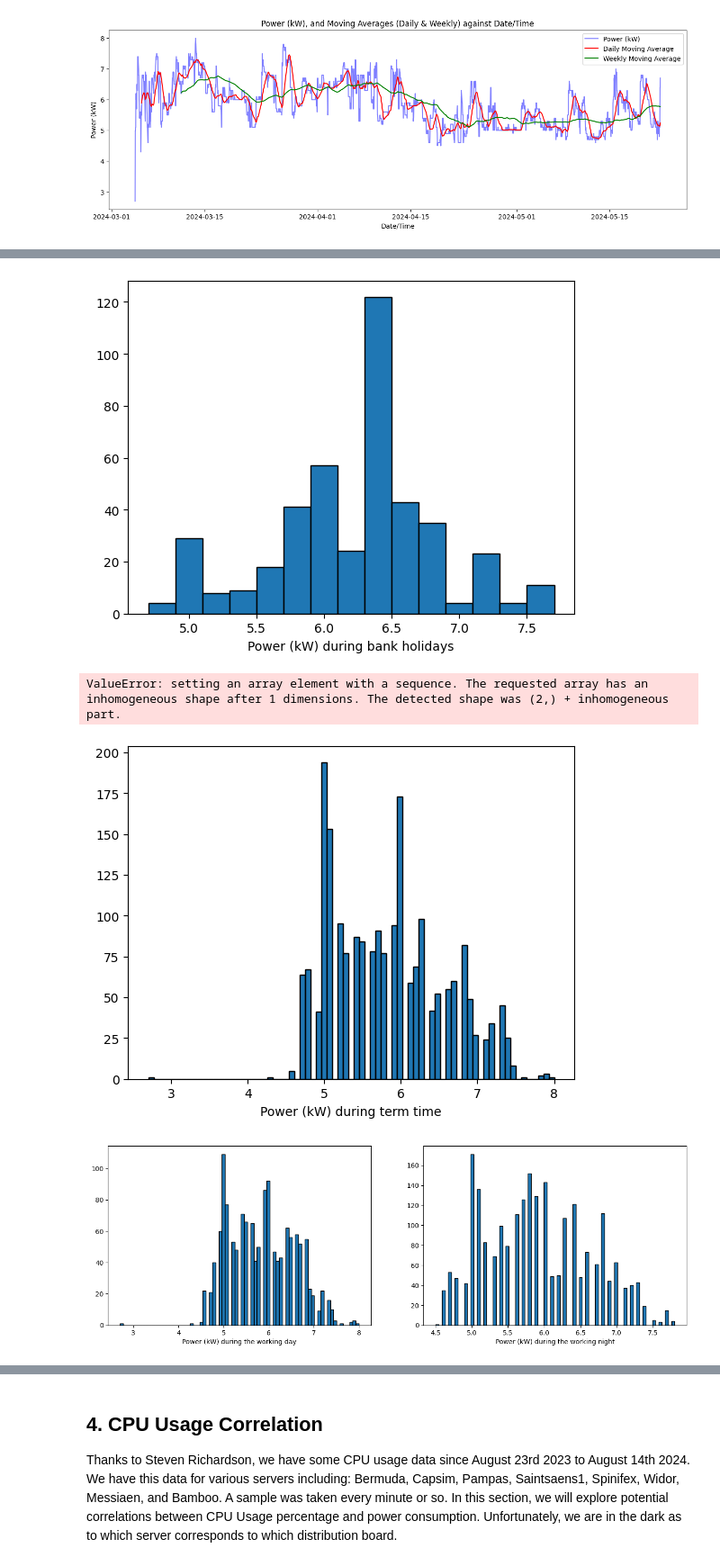
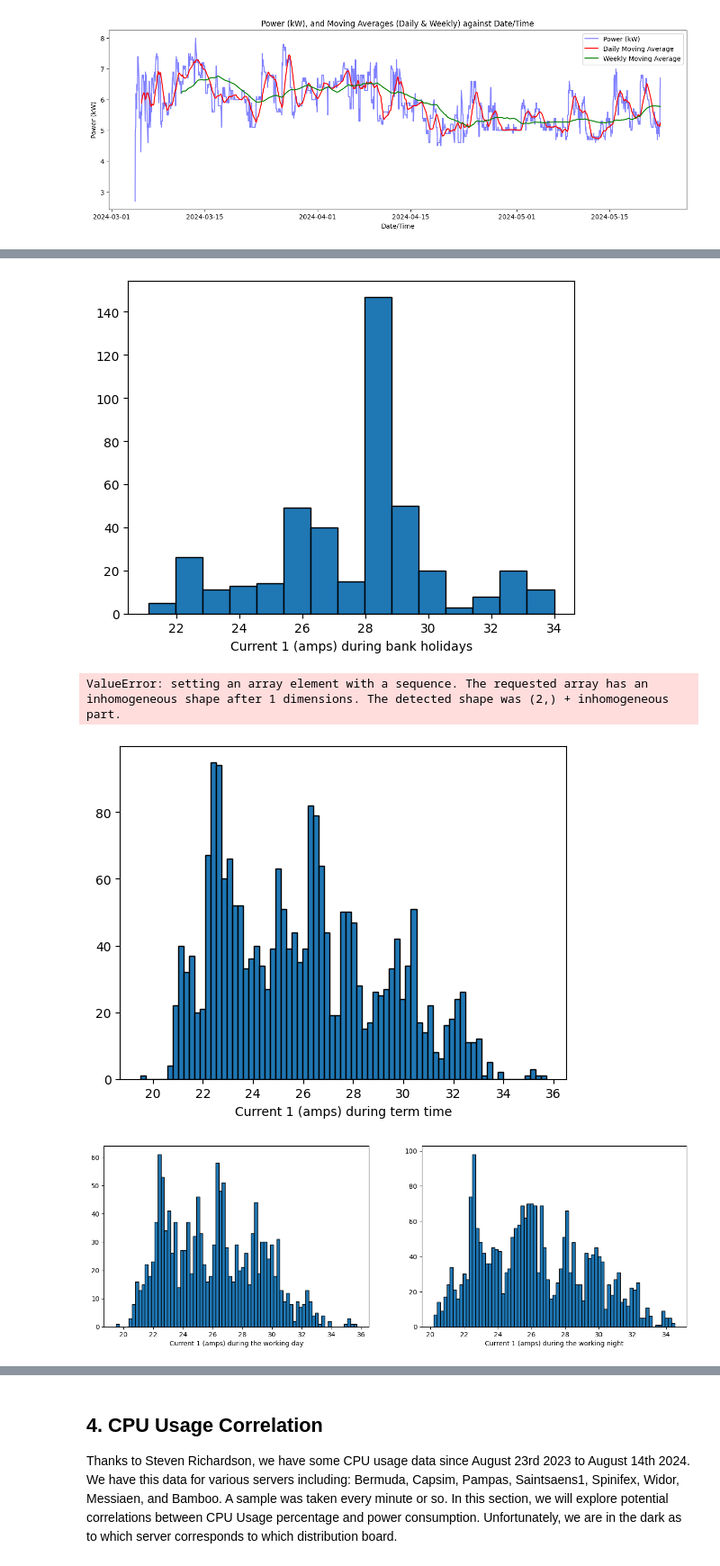
Before and after one commit to ogahector/power_analysis_eeedept, a Jupyter notebook: src/main.ipynb, the cells around one changed output, grey strips where cells are left out. Shown at 90% size. Saved outputs shown, nothing was run; the diff lists cells and outputs as text; code cells hidden in the pictures.

Commit message:
mylib updated, progress on stat analysis

```diff
--- a/src/main.ipynb
+++ b/src/main.ipynb
@@ -423,5 +423,6 @@ As the first sample has a significantly low current value, it is considered an o
 # %%
-mylib.statistical_analysis(dl1['Current 1 (amps)'], bins=20, header=HEADER)
+HEADER = 'Current 1 (amps)'
+mylib.statistical_analysis(dl1[HEADER], bins=20, header=HEADER)
 # %% [output]
 DATASET STATISTICS:
 Mean: 26.150026329647183
@@ -448,38 +518,25 @@ In order to streamline the testing process, I had an idea to make a testing suit
 # %%
-## Bank holidays + campus closure
-plt.figure()
-plt.hist([dl1[HEADER].iloc[i] for i in range(len(dl1)) if dl1["Date/Time"].iloc[i].normalize() in bank_holidays],
-         bins=15, edgecolor='k')
-plt.xlabel(HEADER+' during bank holidays')
-plt.show()
-
-## During Term Time
-plt.figure()
-plt.hist([dl1[HEADER].iloc[i] for i in range(len(dl1)) if dl1["Date/Time"].iloc[i].normalize() in spring_term
-          or dl1["Date/Time"].iloc[i].normalize() in summer_term], bins=75, edgecolor='k')
-plt.xlabel(HEADER+' during term time')
-
 ## Working Day, working night
 fig, ax = plt.subplots(1, 2, figsize=(16, 5))
 ax[0].hist([dl1[HEADER].iloc[i] for i in range(len(dl1)) if dl1["Date/Time"].iloc[i].hour in range(9, 18)], bins=75, edgecolor='k')
 ax[0].set_xlabel(HEADER+ ' during the working day')
 
 ax[1].hist([dl1[HEADER].iloc[i] for i in range(len(dl1)) if dl1["Date/Time"].iloc[i].hour not in range(9, 18)], bins=75, edgecolor='k')
 ax[1].set_xlabel(HEADER+' during the working night')
 
 ## Weekend / Weekday
 fig, ax = plt.subplots(1, 2, figsize=(16, 5))
 ax[0].hist(dl1[HEADER].groupby(dl1["Date/Time"].dt.weekday))
 ax[0].set_xlabel(HEADER+ ' during Weekends')
 
 # ax[0].hist(dl1[HEADER].groupby(dl1["Date/Time"].dt.weekday not in (5,6)))
 ax[1].hist([dl1[HEADER].iloc[i] for i in range(len(dl1)) if dl1["Date/Time"].iloc[i].weekday not in (5, 6)], bins=15, edgecolor='k')
 ax[1].set_xlabel(HEADER+ ' during weekdays')
 # %% [output]
-[figure, old version]
+[figure, new version]
 ValueError: setting an array element with a sequence. The requested array has an inhomogeneous shape after 1 dimensions. The detected shape was (2,) + inhomogeneous part.
-[figure, old version]
+[figure, new version]
-[figure, old version]
+[figure, new version]
 [figure]
 # %%
 HEADER = 'Power (kW)' # set it back to the way it was
```
Also changed, not shown: parts of 12 cells of this notebook, 1 other file.
